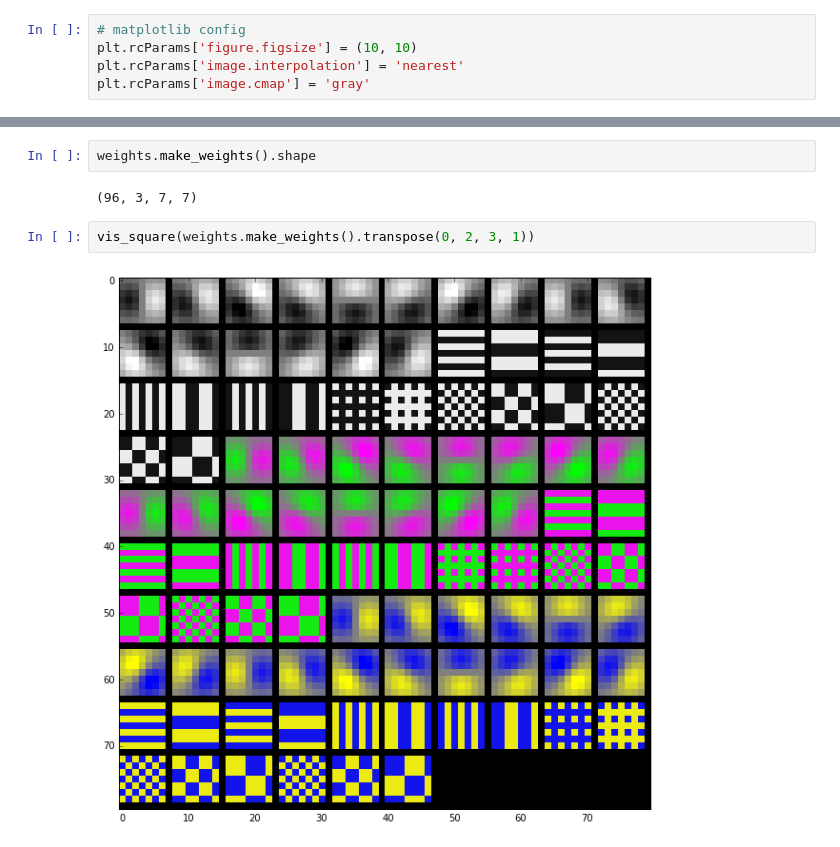
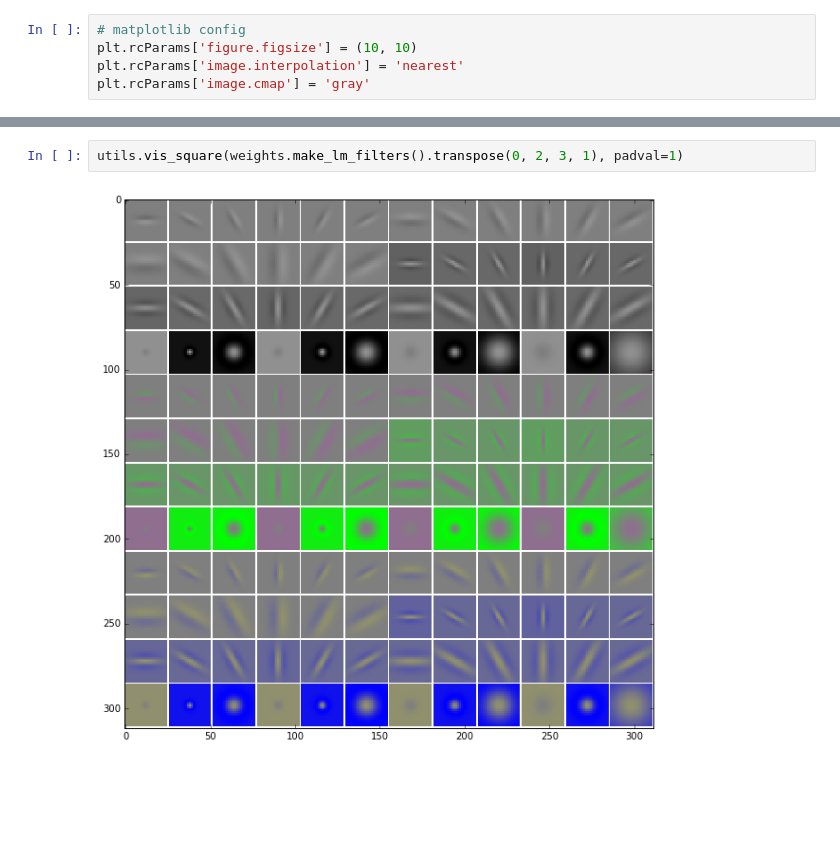
Before and after one commit to jhamrick/CS280MiniPlaces, a Jupyter notebook: Weights.ipynb, the cells around one changed output, grey strips where cells are left out. Cells and saved outputs as stored; diff of their text form; blank space fills up the shorter version.

Commit message:
More analysis, new weights

```diff
--- a/Weights.ipynb
+++ b/Weights.ipynb
@@ -28,8 +14,4 @@ def vis_square(data, padsize=1, padval=0):
-# %%
-weights.make_weights().shape
-# %% [output]
-(96, 3, 7, 7)
 # %%
-vis_square(weights.make_weights().transpose(0, 2, 3, 1))
+utils.vis_square(weights.make_lm_filters().transpose(0, 2, 3, 1), padval=1)
 # %% [output]
-[figure, old version]
+[figure, new version]
```
Also changed, not shown: parts of 2 cells of this notebook, 4 other files.
